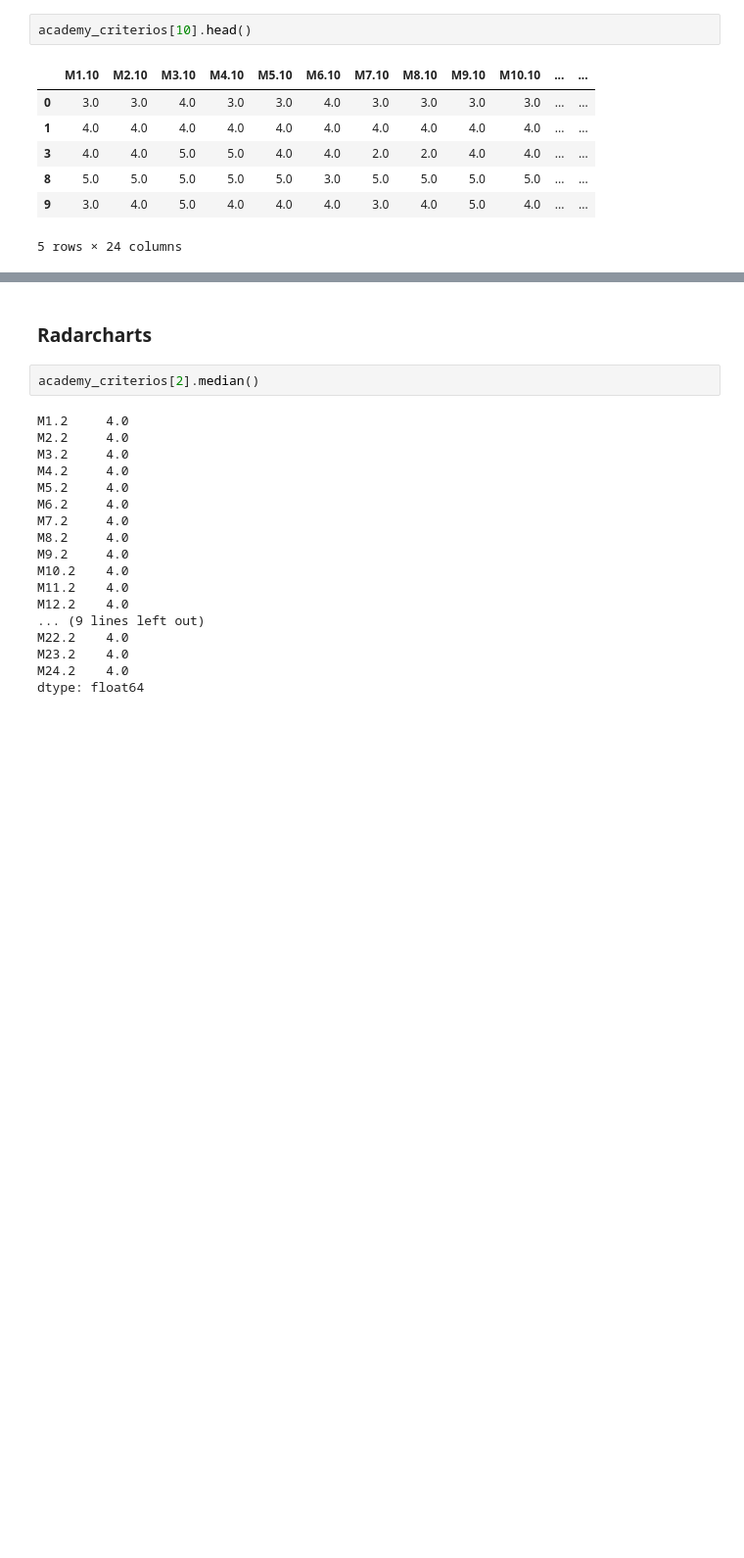
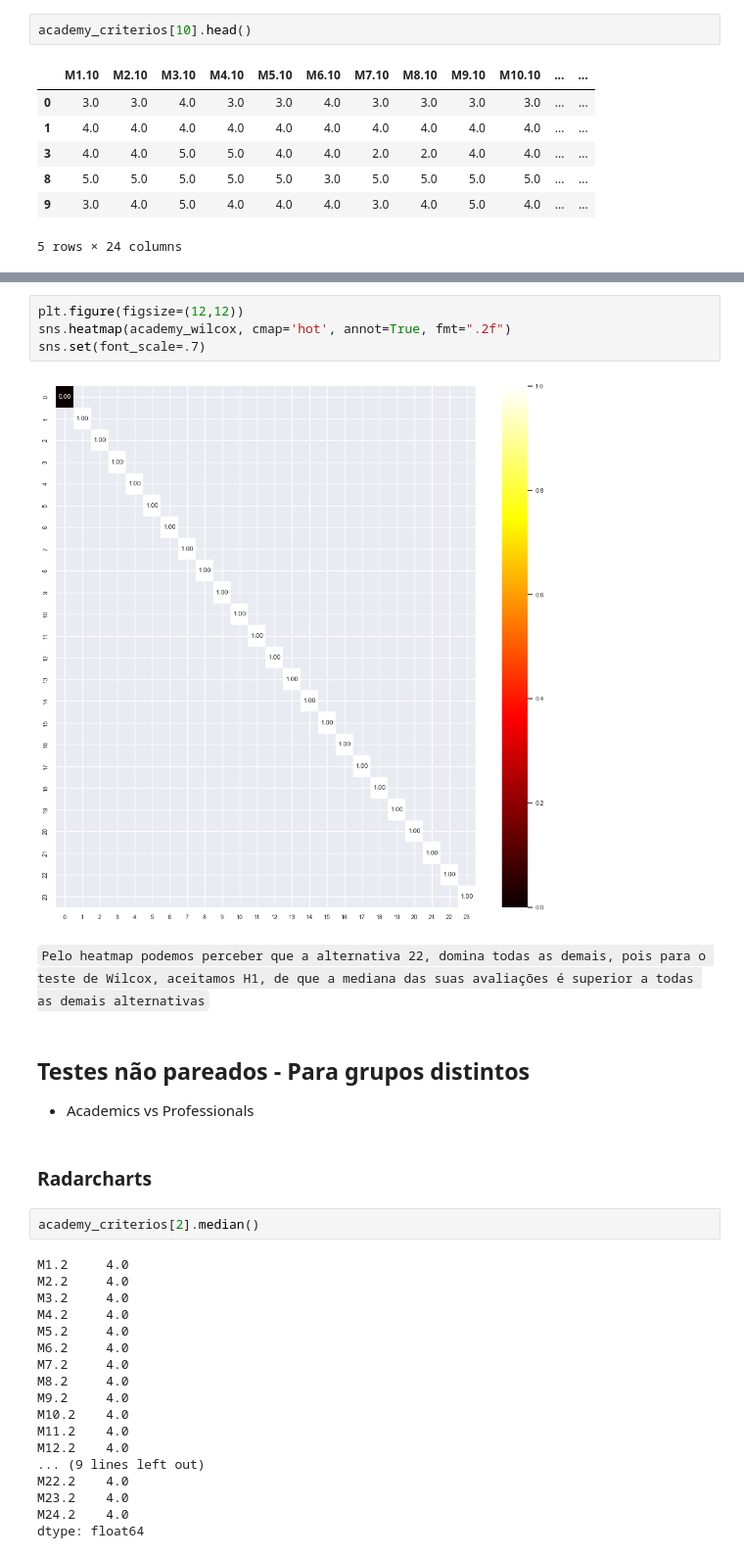
Before and after one commit to ednaelxd/e-waste, a Jupyter notebook: notebooks/05_gestores_vs_pesquisadores.ipynb, the cells around one changed output, grey strips where cells are left out. Shown at 98% size. Saved outputs shown, nothing was run; the diff lists cells and outputs as text; blank space fills up the shorter version.

```diff
--- a/notebooks/05_gestores_vs_pesquisadores.ipynb
+++ b/notebooks/05_gestores_vs_pesquisadores.ipynb
@@ -98,3 +223,15 @@ academy_criterios[10].head()
+# %%
+plt.figure(figsize=(12,12))
+sns.heatmap(academy_wilcox, cmap='hot', annot=True, fmt=".2f")
+sns.set(font_scale=.7)
+# %% [output]
+[figure, added]
+# %% [markdown]
+`Pelo heatmap podemos perceber que a alternativa 22, domina todas as demais, pois para o teste de Wilcox, aceitamos H1, de que a mediana das suas avaliações é superior a todas as demais alternativas`
+# %% [markdown]
+## Testes não pareados - Para grupos distintos
+
+- Academics vs Professionals
 # %% [markdown]
 ### Radarcharts
 # %%
```
Also changed, not shown: parts of 29 cells of this notebook.
